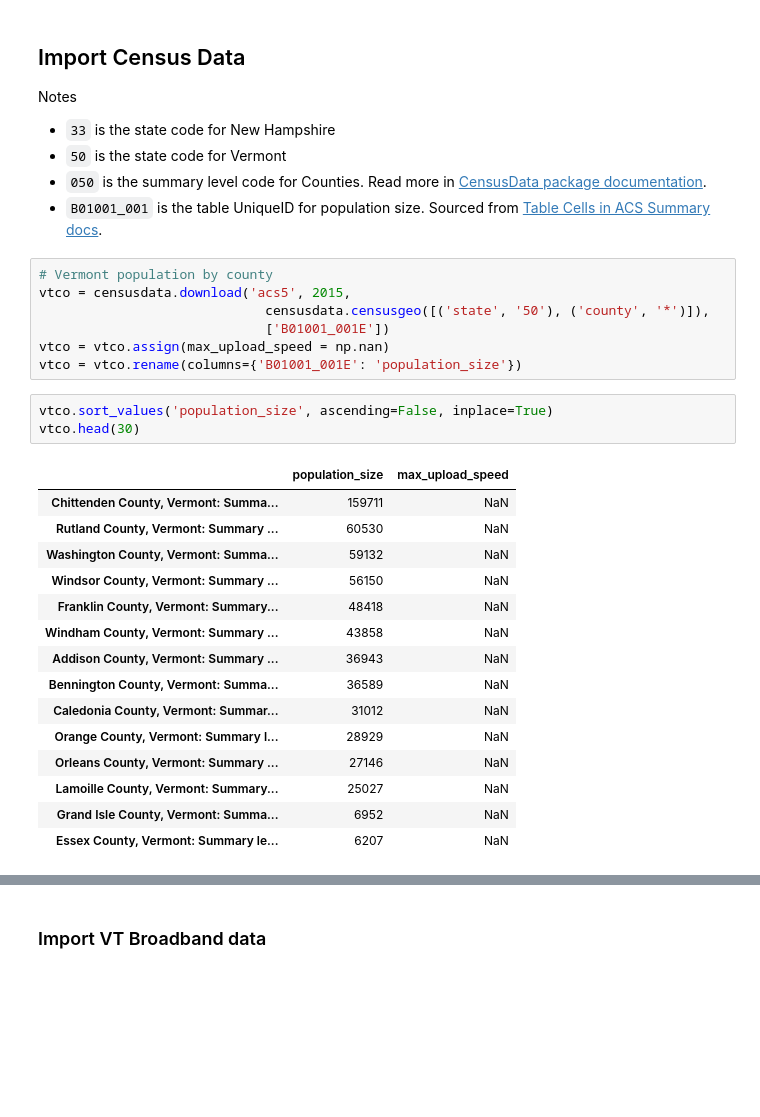
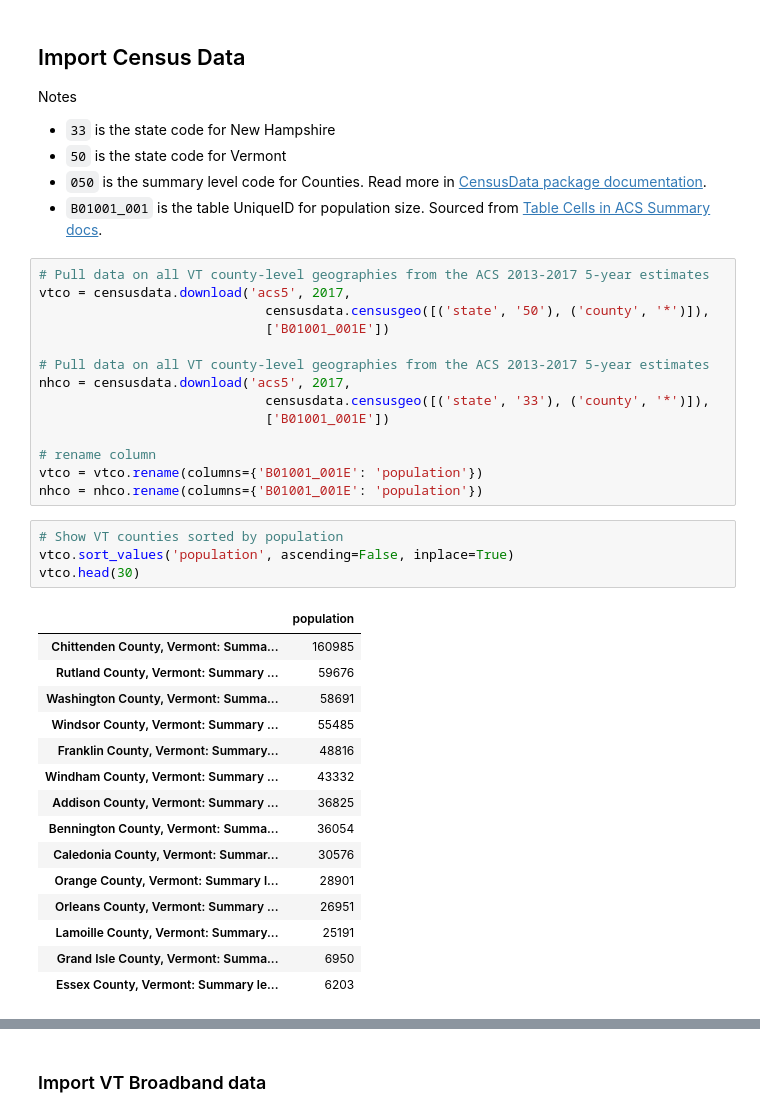
Before and after one commit to carterstowell/play, a Jupyter notebook: broadband-by-county.ipynb, the cells around one changed output, grey strips where cells are left out. Cells and saved outputs as stored; diff of their text form; blank space fills up the shorter version.

Commit message:
update data cleaning
flatten and merge broadband data, and merge NH and VT census data
(To Do: join broadband and census data by county)

```diff
--- a/broadband-by-county.ipynb
+++ b/broadband-by-county.ipynb
@@ -57,29 +57,37 @@ Notes
 - `50` is the state code for Vermont
 - `050` is the summary level code for Counties. Read more in [CensusData package documentation](https://jtleider.github.io/censusdata/geographies.html).
 - `B01001_001` is the table UniqueID for population size. Sourced from [Table Cells in ACS Summary docs](https://www.census.gov/programs-surveys/acs/technical-documentation/summary-file-documentation.html).
-# %%
-# Vermont population by county
-vtco = censusdata.download('acs5', 2015,
-                             censusdata.censusgeo([('state', '50'), ('county', '*')]),
-                             ['B01001_001E'])
-vtco = vtco.assign(max_upload_speed = np.nan)
-vtco = vtco.rename(columns={'B01001_001E': 'population_size'})
+# %%
+# Pull data on all VT county-level geographies from the ACS 2013-2017 5-year estimates
+vtco = censusdata.download('acs5', 2017,
+                             censusdata.censusgeo([('state', '50'), ('county', '*')]),
+                             ['B01001_001E'])
+
+# Pull data on all VT county-level geographies from the ACS 2013-2017 5-year estimates
+nhco = censusdata.download('acs5', 2017,
+                             censusdata.censusgeo([('state', '33'), ('county', '*')]),
+                             ['B01001_001E'])
+
+# rename column
+vtco = vtco.rename(columns={'B01001_001E': 'population'})
+nhco = nhco.rename(columns={'B01001_001E': 'population'})
 # %%
-vtco.sort_values('population_size', ascending=False, inplace=True)
+# Show VT counties sorted by population
+vtco.sort_values('population', ascending=False, inplace=True)
 vtco.head(30)
 # %% [output]
-|  | population_size | max_upload_speed |
-| Chittenden County, Vermont: Summa... | 159711 | NaN |
-| Rutland County, Vermont: Summary ... | 60530 | NaN |
-| Washington County, Vermont: Summa... | 59132 | NaN |
-| Windsor County, Vermont: Summary ... | 56150 | NaN |
-| Franklin County, Vermont: Summary... | 48418 | NaN |
-| Windham County, Vermont: Summary ... | 43858 | NaN |
-| Addison County, Vermont: Summary ... | 36943 | NaN |
-| Bennington County, Vermont: Summa... | 36589 | NaN |
-| Caledonia County, Vermont: Summar... | 31012 | NaN |
-| Orange County, Vermont: Summary l... | 28929 | NaN |
-| Orleans County, Vermont: Summary ... | 27146 | NaN |
-| Lamoille County, Vermont: Summary... | 25027 | NaN |
-| Grand Isle County, Vermont: Summa... | 6952 | NaN |
-| Essex County, Vermont: Summary le... | 6207 | NaN |
+|  | population |
+| Chittenden County, Vermont: Summa... | 160985 |
+| Rutland County, Vermont: Summary ... | 59676 |
+| Washington County, Vermont: Summa... | 58691 |
+| Windsor County, Vermont: Summary ... | 55485 |
+| Franklin County, Vermont: Summary... | 48816 |
+| Windham County, Vermont: Summary ... | 43332 |
+| Addison County, Vermont: Summary ... | 36825 |
+| Bennington County, Vermont: Summa... | 36054 |
+| Caledonia County, Vermont: Summar... | 30576 |
+| Orange County, Vermont: Summary l... | 28901 |
+| Orleans County, Vermont: Summary ... | 26951 |
+| Lamoille County, Vermont: Summary... | 25191 |
+| Grand Isle County, Vermont: Summa... | 6950 |
+| Essex County, Vermont: Summary le... | 6203 |
```
Also changed, not shown: parts of 35 cells of this notebook.
